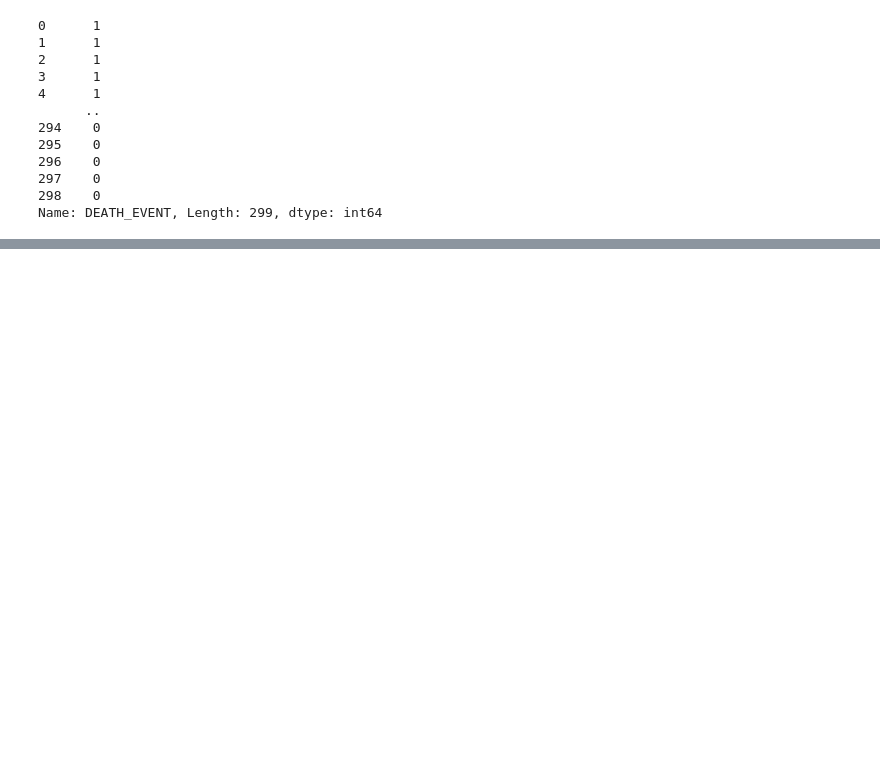
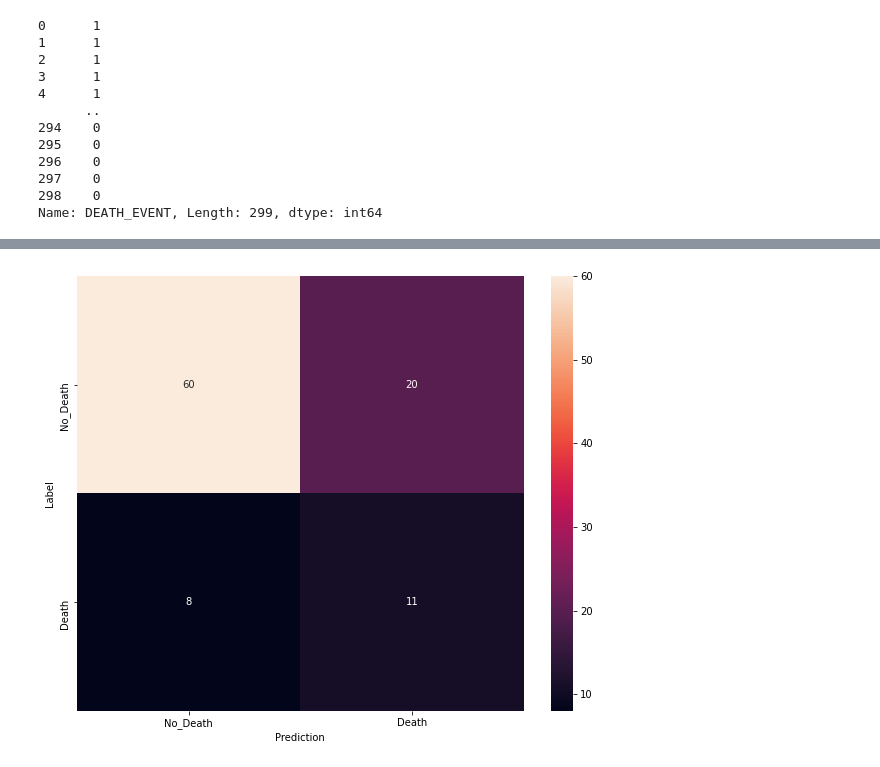
Before and after one commit to jopagel/Heart-Failure, a Jupyter notebook: EDA_and_NeuralNet.ipynb, the cells around one changed output, grey strips where cells are left out. Drawn from its saved outputs; the diff is of its cells as text; code cells hidden in the pictures; blank space fills up the shorter version.

```diff
--- a/EDA_and_NeuralNet.ipynb
+++ b/EDA_and_NeuralNet.ipynb
@@ -181,0 +221,9 @@ plot_loss(model.history)
+# %%
+confusion_mtx = tf.math.confusion_matrix(
+    model.predict_classes(X_val),
+    y_val,
+    num_classes=2)
+
+show_confusion_matrix(confusion_mtx, ['No_Death', 'Death'])
+# %% [output]
+[figure, added]
```
Also changed, not shown: parts of 25 cells of this notebook.
